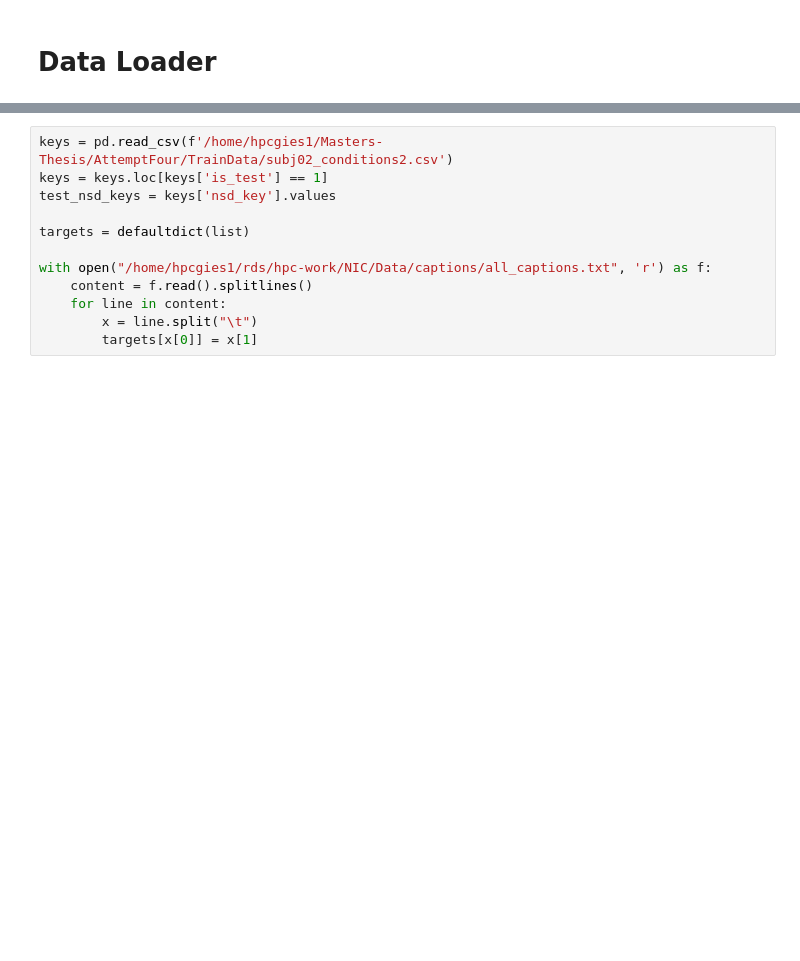
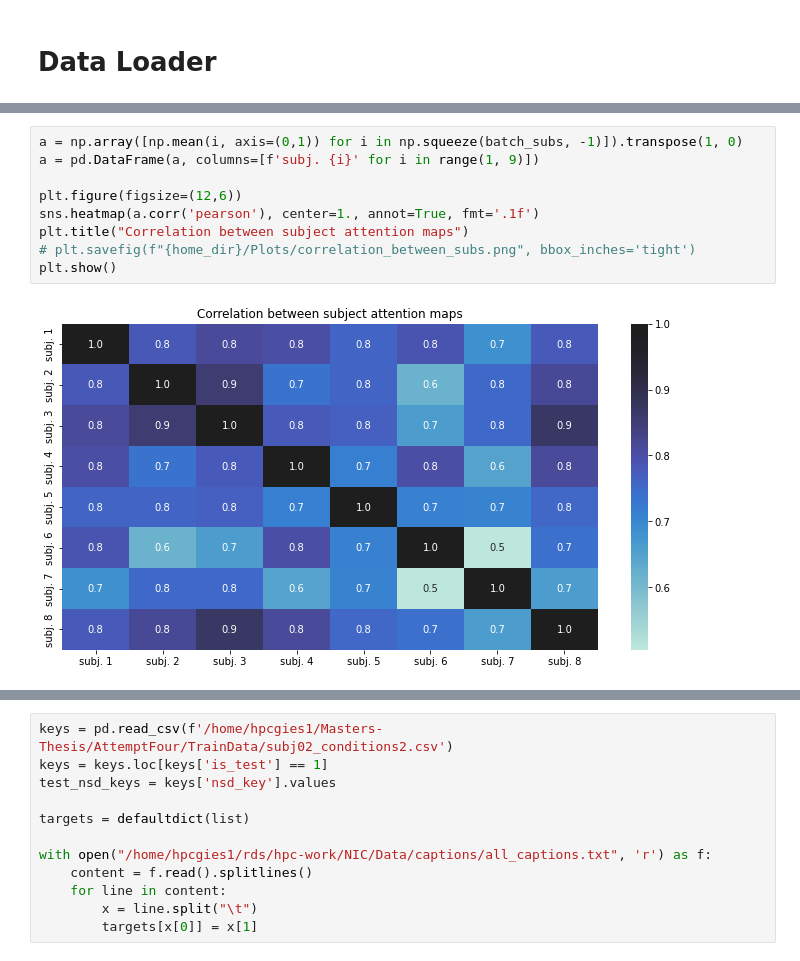
Before and after one commit to seang123/Masters-Thesis2, a Jupyter notebook: notebooks/3-new-attn-maps.ipynb, the cells around one changed output, grey strips where cells are left out. Drawn from its saved outputs; the diff is of its cells as text; blank space fills up the shorter version.

```diff
--- a/notebooks/3-new-attn-maps.ipynb
+++ b/notebooks/3-new-attn-maps.ipynb
@@ -123,0 +159,11 @@ plt.show()
+# %%
+a = np.array([np.mean(i, axis=(0,1)) for i in np.squeeze(batch_subs, -1)]).transpose(1, 0)
+a = pd.DataFrame(a, columns=[f'subj. {i}' for i in range(1, 9)])
+
+plt.figure(figsize=(12,6))
+sns.heatmap(a.corr('pearson'), center=1., annot=True, fmt='.1f')
+plt.title("Correlation between subject attention maps")
+# plt.savefig(f"{home_dir}/Plots/correlation_between_subs.png", bbox_inches='tight')
+plt.show()
+# %% [output]
+[figure, added]
```
Also changed, not shown: parts of 12 cells of this notebook, 8 other files.
